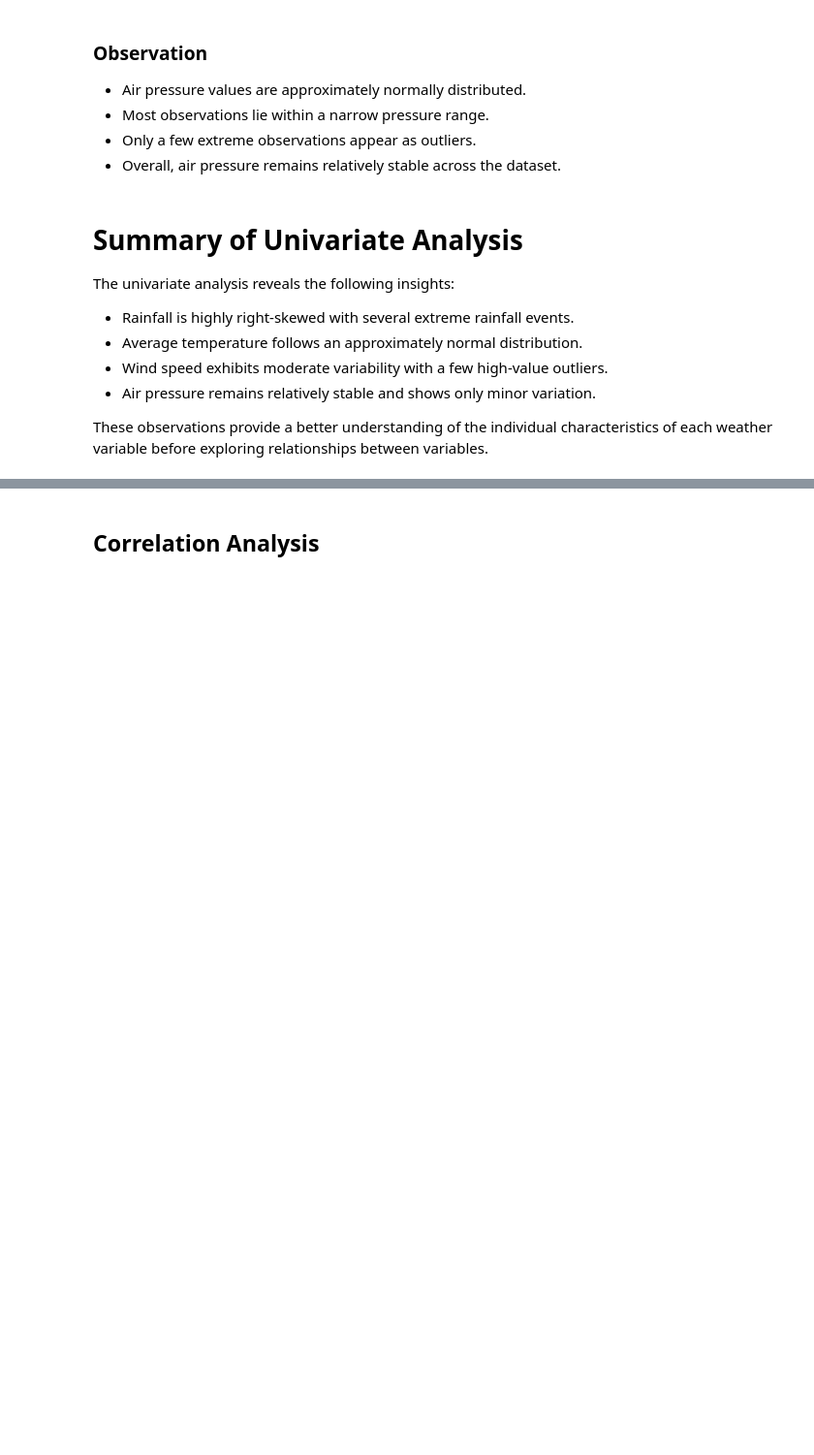
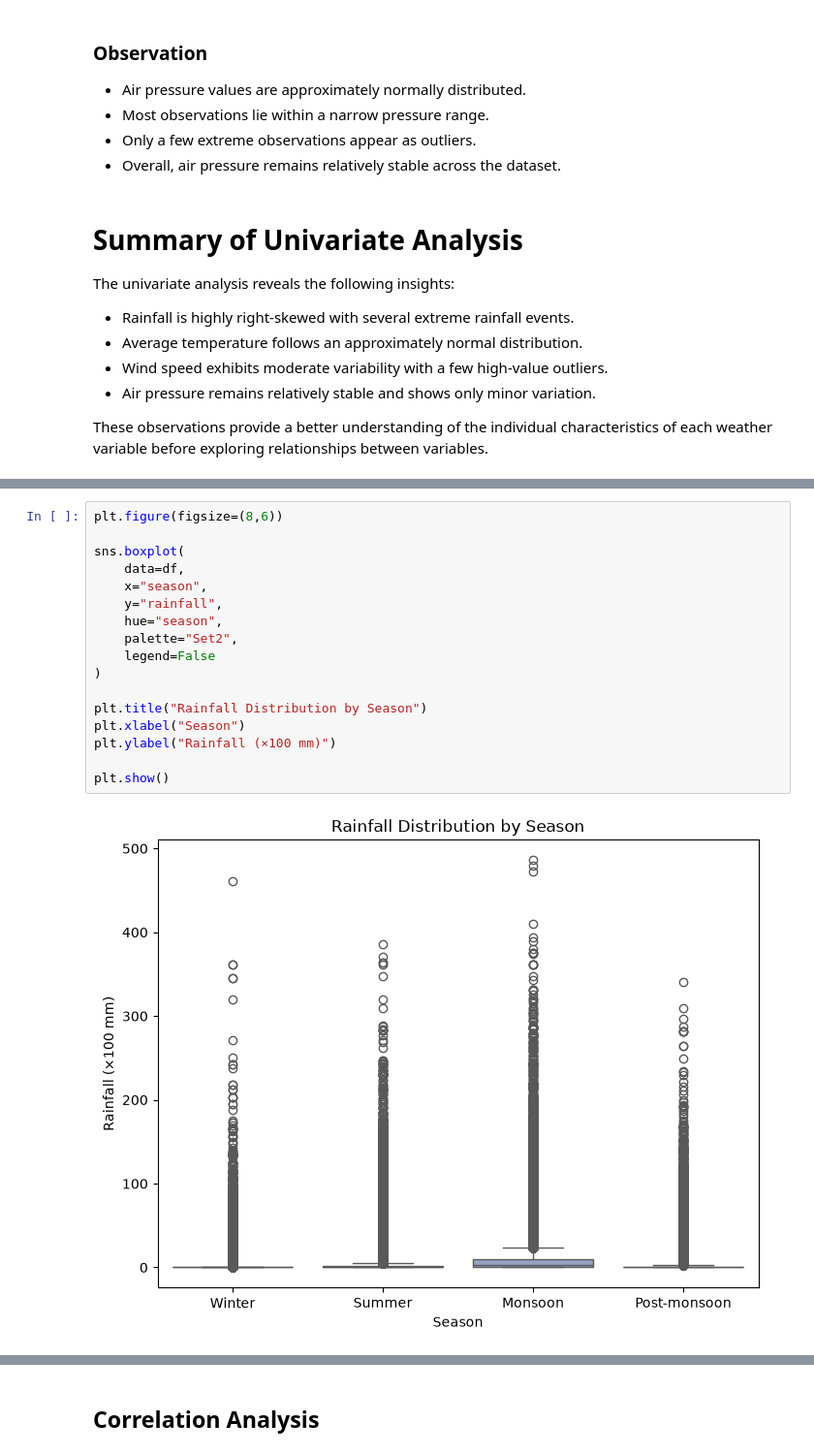
Before and after one commit to Amit-o18/India-weather-data-analysis, a Jupyter notebook: notebooks/03_Exploratory_Data_Analysis.ipynb, the cells around one changed output, grey strips where cells are left out. Shown at 97% size. Drawn from its saved outputs; the diff is of its cells as text; blank space fills up the shorter version.

```diff
--- a/notebooks/03_Exploratory_Data_Analysis.ipynb
+++ b/notebooks/03_Exploratory_Data_Analysis.ipynb
@@ -343,0 +417,19 @@ These observations provide a better understanding of the individual characterist
+# %%
+plt.figure(figsize=(8,6))
+
+sns.boxplot(
+    data=df,
+    x="season",
+    y="rainfall",
+    hue="season",
+    palette="Set2",
+    legend=False
+)
+
+plt.title("Rainfall Distribution by Season")
+plt.xlabel("Season")
+plt.ylabel("Rainfall (×100 mm)")
+
+plt.show()
+# %% [output]
+[figure, added]
```
Also changed, not shown: parts of 15 cells of this notebook.
